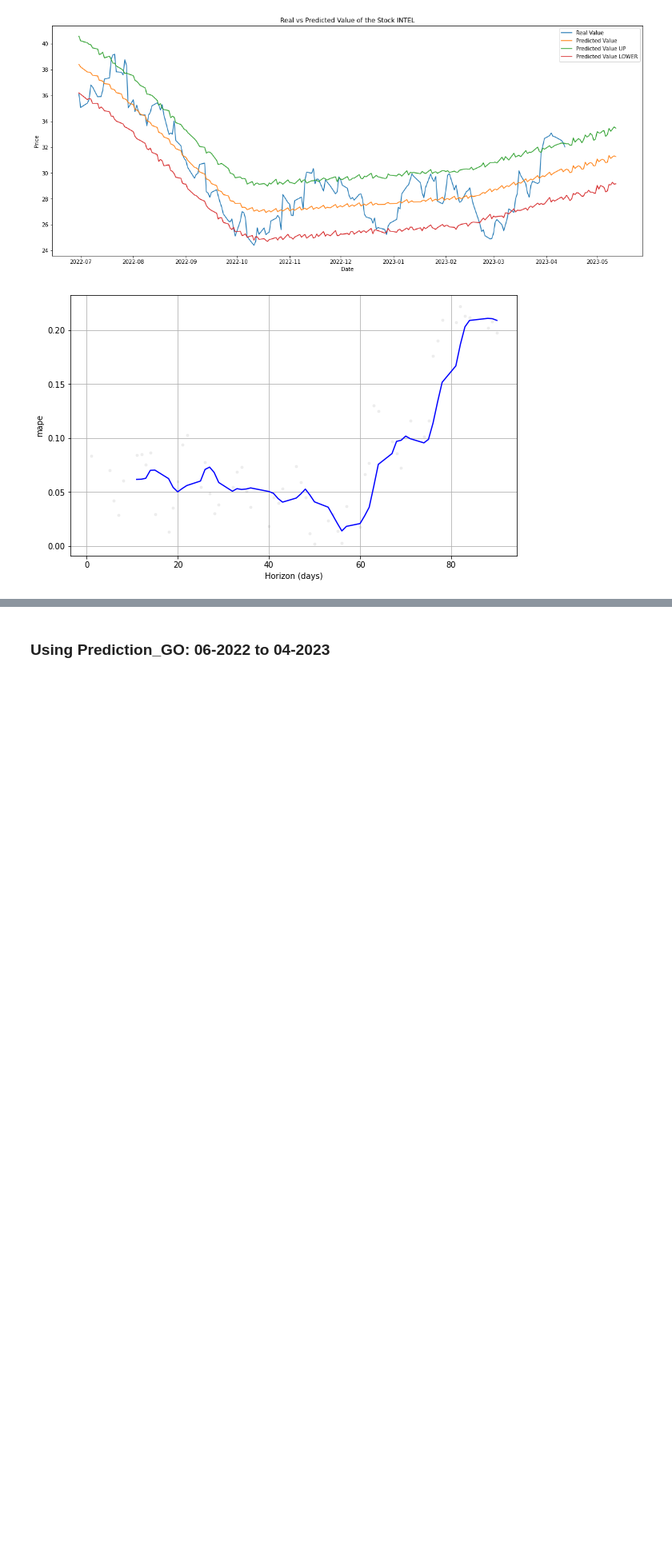
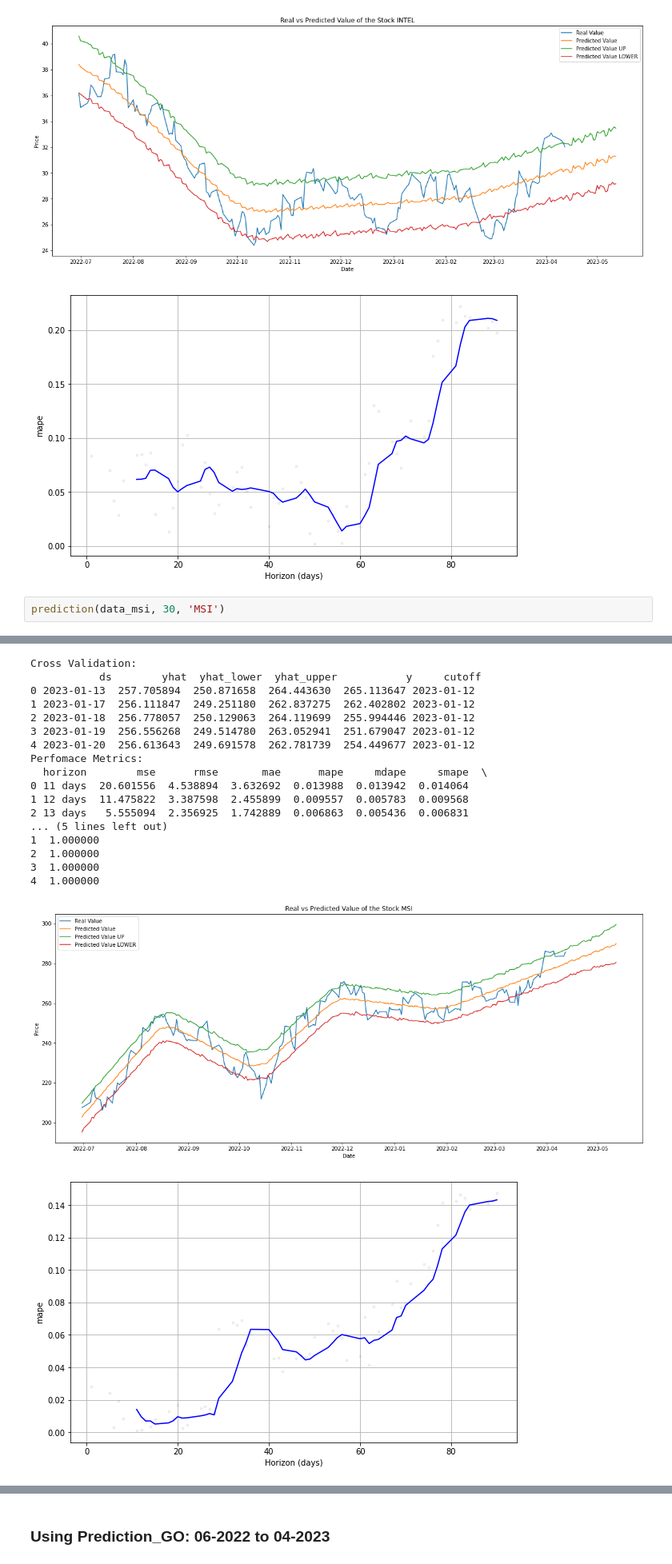
Before and after one commit to jeanmatheuss/GPU-stocks-price, a Jupyter notebook: gpu-prices.ipynb, the cells around one changed output, grey strips where cells are left out. Shown at 80% size. Saved outputs shown, nothing was run; the diff lists cells and outputs as text; blank space fills up the shorter version.

Commit message:
new graphs

```diff
--- a/gpu-prices.ipynb
+++ b/gpu-prices.ipynb
@@ -482,3 +482,6 @@ Perfomace Metrics:
 4  0.166667
 [figure]
 [figure]
+# %%
+prediction(data_msi, 30, 'MSI')
+# %% [output]
@@ -484,0 +502,19 @@ Perfomace Metrics:
+Cross Validation:
+           ds        yhat  yhat_lower  yhat_upper           y     cutoff
+0 2023-01-13  257.705894  250.871658  264.443630  265.113647 2023-01-12
+1 2023-01-17  256.111847  249.251180  262.837275  262.402802 2023-01-12
+2 2023-01-18  256.778057  250.129063  264.119699  255.994446 2023-01-12
+3 2023-01-19  256.556268  249.514780  263.052941  251.679047 2023-01-12
+4 2023-01-20  256.613643  249.691578  262.781739  254.449677 2023-01-12
+Perfomace Metrics:
+  horizon        mse      rmse       mae      mape     mdape     smape  \
+0 11 days  20.601556  4.538894  3.632692  0.013988  0.013942  0.014064
+1 12 days  11.475822  3.387598  2.455899  0.009557  0.005783  0.009568
+2 13 days   5.555094  2.356925  1.742889  0.006863  0.005436  0.006831
+... (5 lines left out)
+1  1.000000
+2  1.000000
+3  1.000000
+4  1.000000
+[figure, added]
+[figure, added]
```
Also changed, not shown: parts of 6 cells of this notebook.
